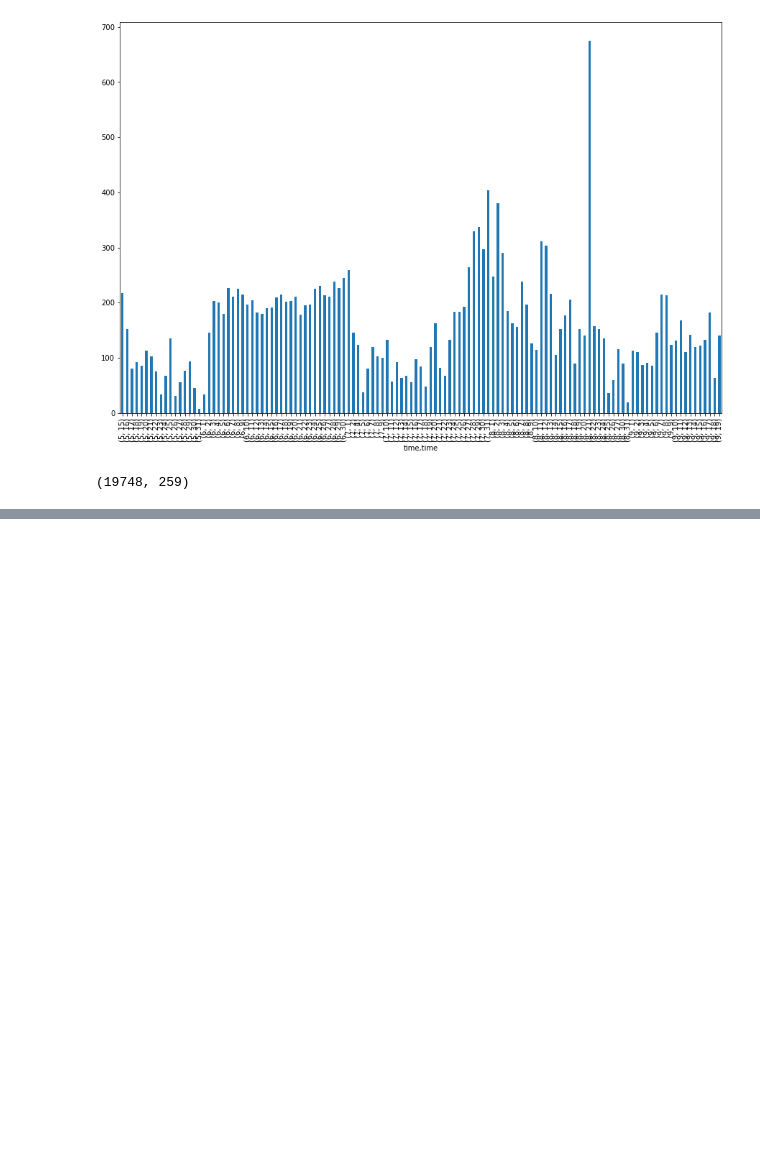
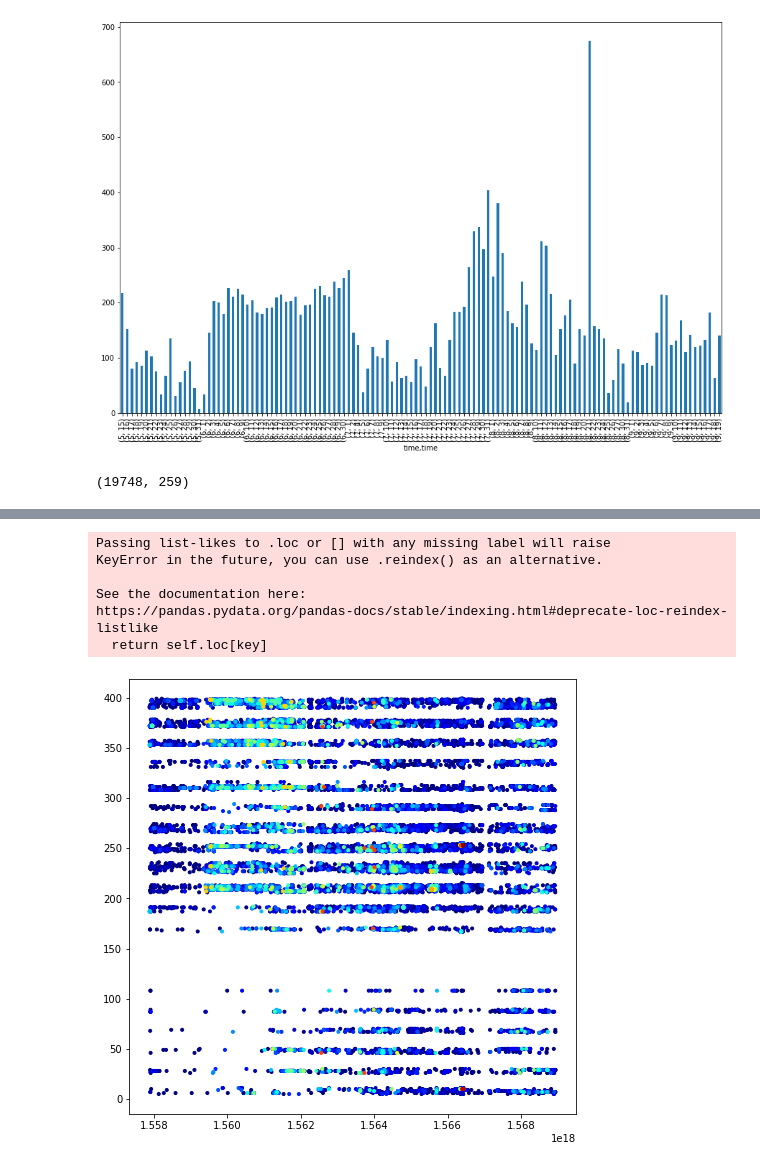
Before and after one commit to llayer/StromboliWF, a Jupyter notebook: som.ipynb, the cells around one changed output, grey strips where cells are left out. Saved outputs shown, nothing was run; the diff lists cells and outputs as text; code cells hidden in the pictures; blank space fills up the shorter version.

```diff
--- a/som.ipynb
+++ b/som.ipynb
@@ -180,0 +275,24 @@ array([[ 0.03628629,  0.05830361,  0.06071428,  0.05971782,  0.05935074,
+# %%
+#histogram definition
+bins = [1000, 1000] # number of bins
+
+x, y = df['t1'], df['cluster_index']
+# histogram the data
+hh, locx, locy = np.histogram2d(x, y, bins=bins)
+
+# Sort the points by density, so that the densest points are plotted last
+z = np.array([hh[np.argmax(a<=locx[1:]),np.argmax(b<=locy[1:])] for a,b in zip(x,y)])
+idx = z.argsort()
+x2, y2, z2 = x[idx], y[idx], z[idx]
+
+plt.figure(1,figsize=(8,8)).clf()
+s = plt.scatter(x2, y2, c=z2, cmap='jet', marker='.')
+bin
+# %% [output]
+Passing list-likes to .loc or [] with any missing label will raise
+KeyError in the future, you can use .reindex() as an alternative.
+
+See the documentation here:
+https://pandas.pydata.org/pandas-docs/stable/indexing.html#deprecate-loc-reindex-listlike
+  return self.loc[key]
+[figure, added]
```
Also changed, not shown: parts of 22 cells of this notebook.
